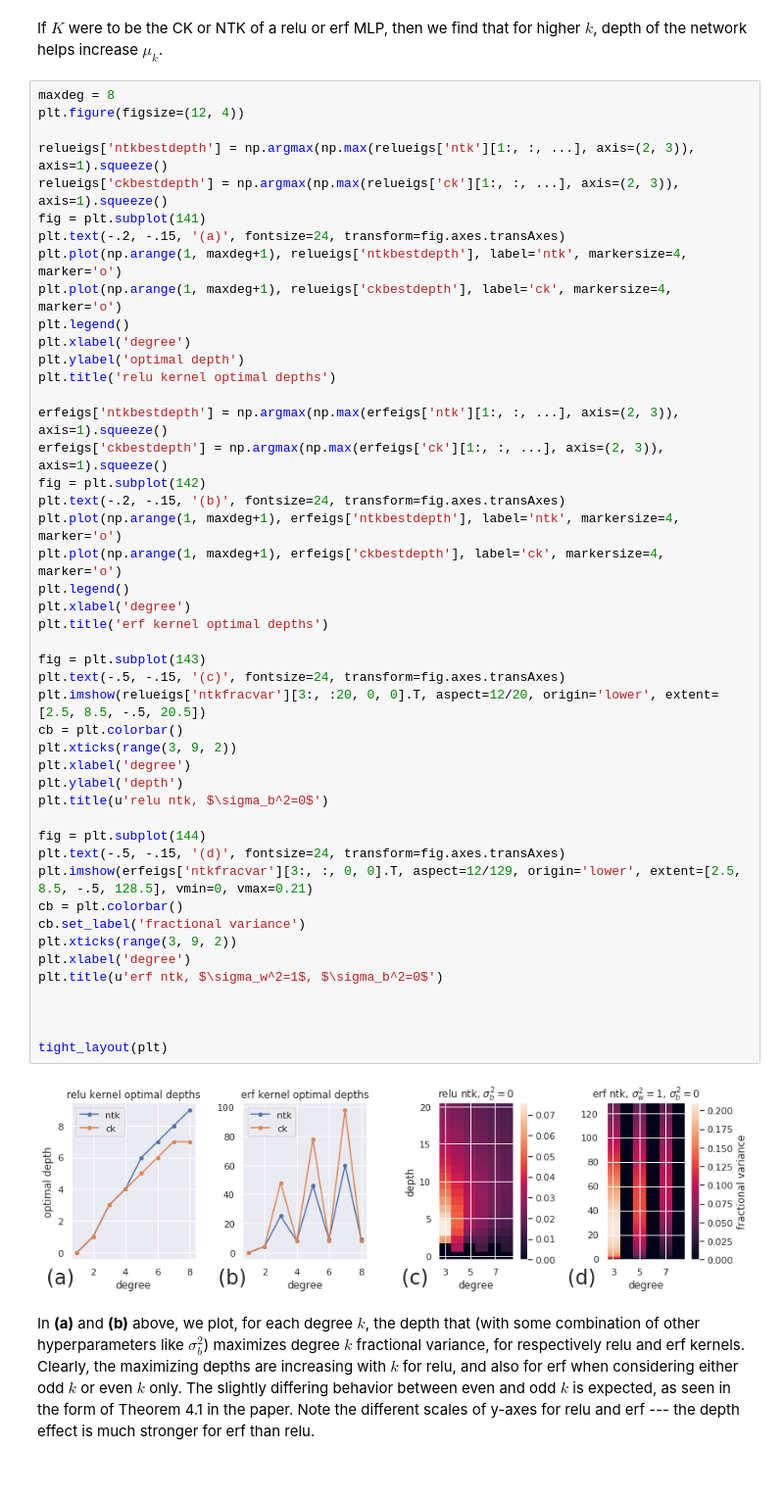
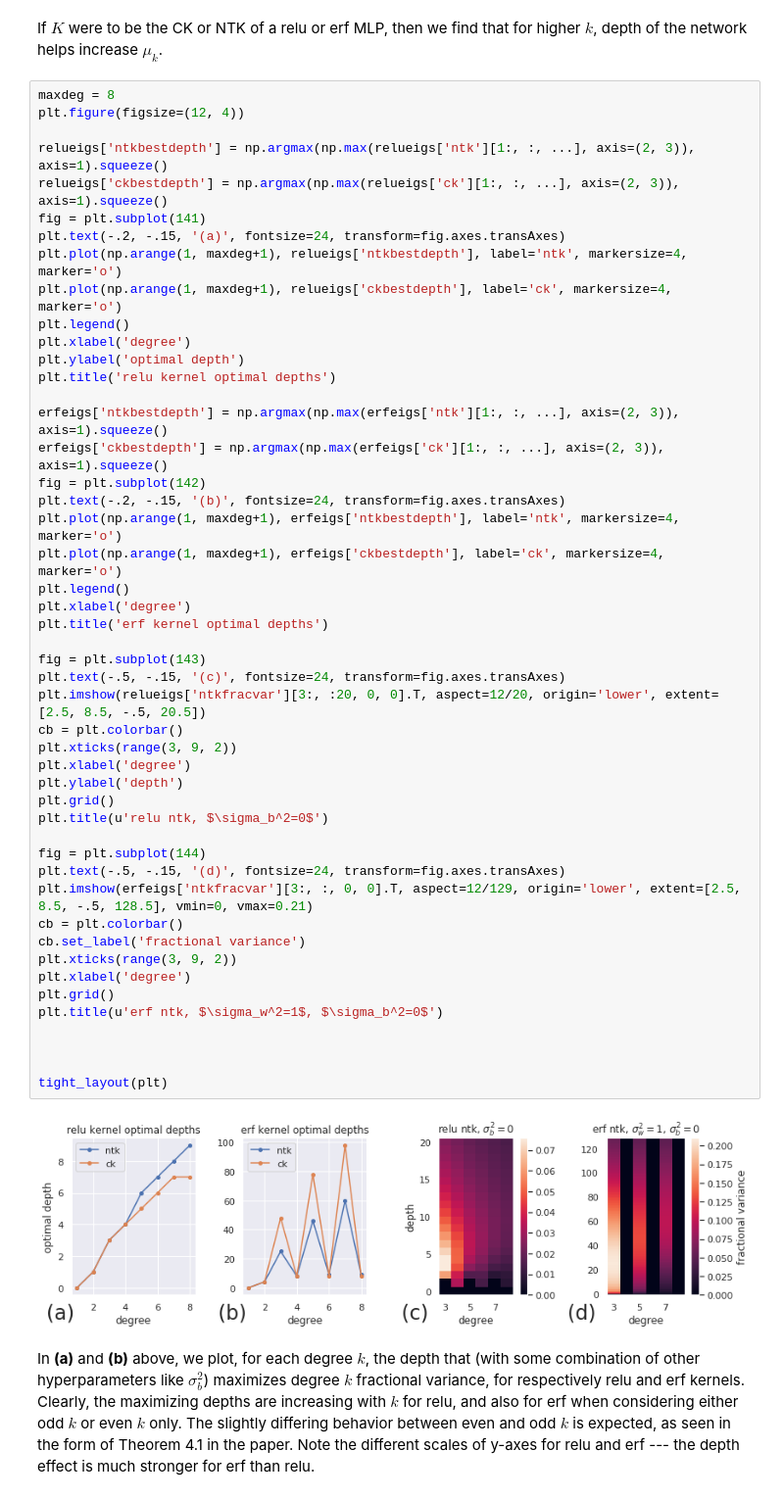
Before and after one commit to thegregyang/NNspectra, a Jupyter notebook: NeuralNetworkGeneralization.ipynb, the cells around one changed output. Shown: that part at 98% size. Saved outputs shown, nothing was run; the diff lists cells and outputs as text.

```diff
--- a/NeuralNetworkGeneralization.ipynb
+++ b/NeuralNetworkGeneralization.ipynb
@@ -205,34 +205,36 @@ erfeigs['ckbestdepth'] = np.argmax(np.max(erfeigs['ck'][1:, :, ...], axis=(2, 3)
 fig = plt.subplot(142)
 plt.text(-.2, -.15, '(b)', fontsize=24, transform=fig.axes.transAxes)
 plt.plot(np.arange(1, maxdeg+1), erfeigs['ntkbestdepth'], label='ntk', markersize=4, marker='o')
 plt.plot(np.arange(1, maxdeg+1), erfeigs['ckbestdepth'], label='ck', markersize=4, marker='o')
 plt.legend()
 plt.xlabel('degree')
 plt.title('erf kernel optimal depths')
 
 fig = plt.subplot(143)
 plt.text(-.5, -.15, '(c)', fontsize=24, transform=fig.axes.transAxes)
 plt.imshow(relueigs['ntkfracvar'][3:, :20, 0, 0].T, aspect=12/20, origin='lower', extent=[2.5, 8.5, -.5, 20.5])
 cb = plt.colorbar()
 plt.xticks(range(3, 9, 2))
 plt.xlabel('degree')
 plt.ylabel('depth')
+plt.grid()
 plt.title(u'relu ntk, $\sigma_b^2=0$')
 
 fig = plt.subplot(144)
 plt.text(-.5, -.15, '(d)', fontsize=24, transform=fig.axes.transAxes)
 plt.imshow(erfeigs['ntkfracvar'][3:, :, 0, 0].T, aspect=12/129, origin='lower', extent=[2.5, 8.5, -.5, 128.5], vmin=0, vmax=0.21)
 cb = plt.colorbar()
 cb.set_label('fractional variance')
 plt.xticks(range(3, 9, 2))
 plt.xlabel('degree')
+plt.grid()
 plt.title(u'erf ntk, $\sigma_w^2=1$, $\sigma_b^2=0$')
 
 
 
 tight_layout(plt)
 # %% [output]
-[figure, old version]
+[figure, new version]
 # %% [markdown]
 In **(a)** and **(b)** above, we plot, for each degree $k$, the depth that (with some combination of other hyperparameters like $\sigma_b^2$) maximizes degree $k$ fractional variance, for respectively relu and erf kernels.
 Clearly, the maximizing depths are increasing with $k$ for relu, and also for erf when considering either odd $k$ or even $k$ only.
```
Also changed, not shown: 2 other files.
